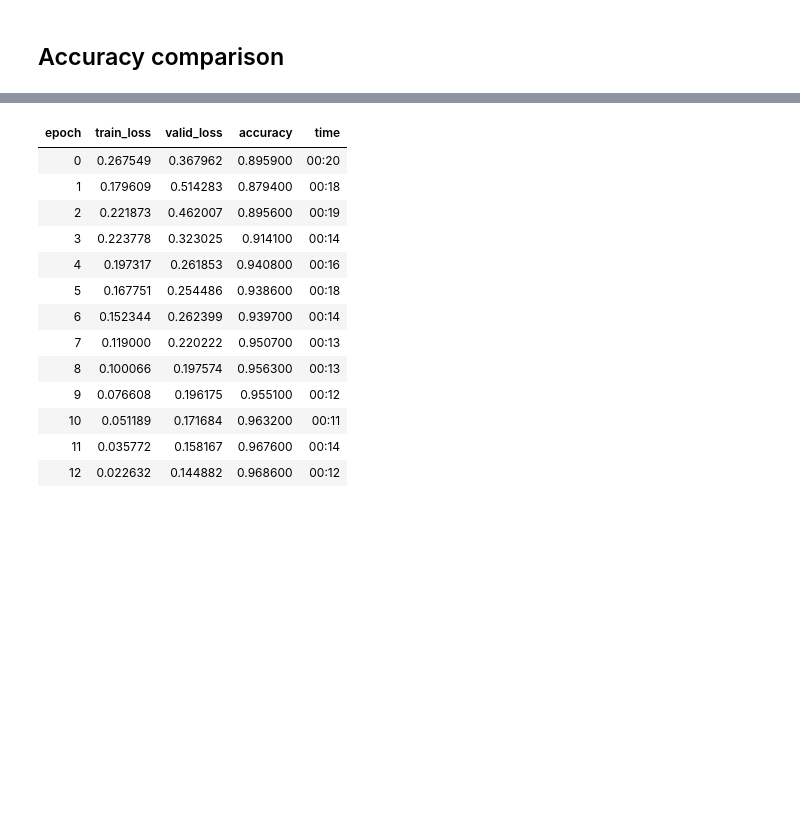
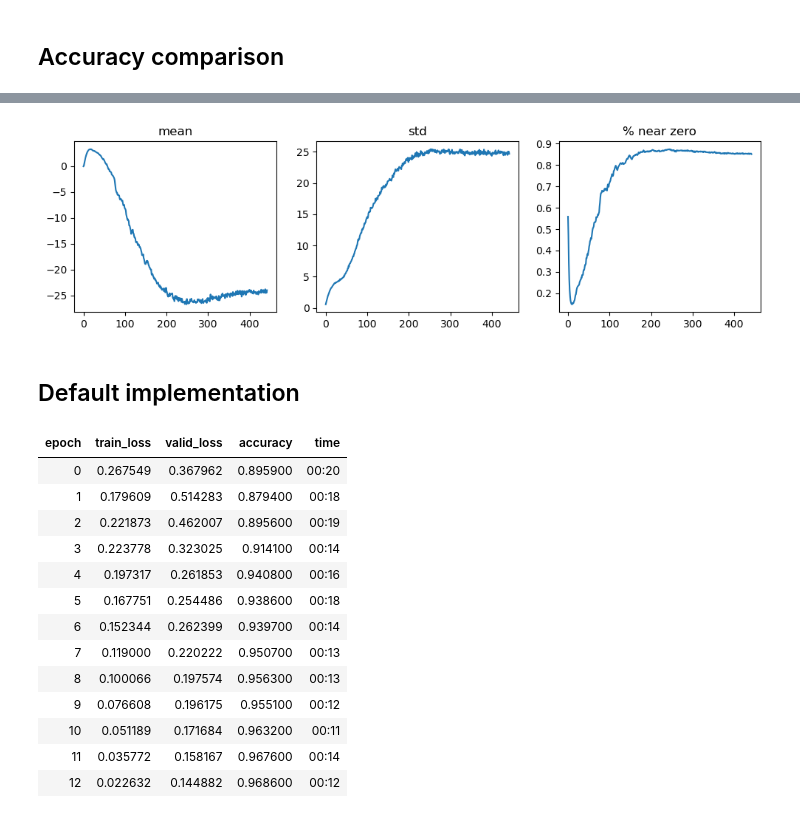
Before and after one commit to ssslakter/FastFF, a Jupyter notebook: nbs/04_fff.ipynb, the cells around one changed output, grey strips where cells are left out. Saved outputs shown, nothing was run; the diff lists cells and outputs as text; code cells hidden in the pictures; blank space fills up the shorter version.

```diff
--- a/nbs/04_fff.ipynb
+++ b/nbs/04_fff.ipynb
@@ -150,3 +178,9 @@ cbs[1].show('nodes.weight', ax=ax)
+# %%
+cbs[-1].plot_layer_stats(1)
+# %% [output]
+[figure, added]
+# %% [markdown]
+## Default implementation
 # %%
 model2 = fff.FFF(28*28, l, 10,  d, activation=nn.GELU())
 cbs = [FFFLeavesDistCB('leaves'), GetGradCB(['node_weights'])]
```
Also changed, not shown: parts of 9 cells of this notebook, 7 other files.
